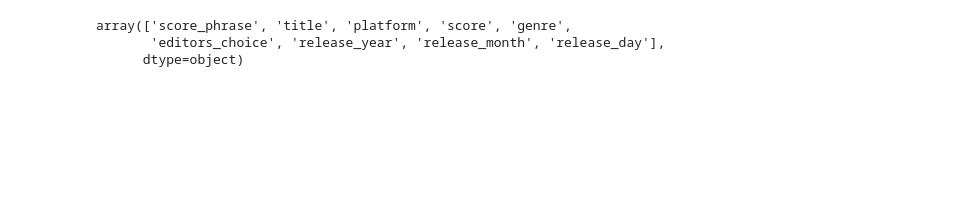
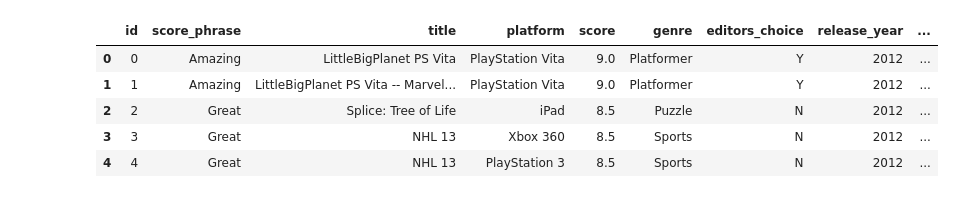
Before and after one commit to lamnt437/data_visualization, a Jupyter notebook: data_visualization.ipynb, the cells around one changed output. Drawn from its saved outputs; the diff is of its cells as text; code cells hidden in the pictures; blank space fills up the shorter version.

```diff
--- a/data_visualization.ipynb
+++ b/data_visualization.ipynb
@@ -1,16 +1,18 @@
 # %%
 import numpy as np
 import matplotlib.pyplot as plt
 import pandas as pd
 # Read data
 df = pd.read_csv('ign_cleaned.csv')
 #dropping the unneeded values
-df.drop(['Unnamed: 0', 'url'], axis=1, inplace=True)
-
-df.columns.values
+df.drop(['url'], axis=1, inplace=True)
+df.head(5)
 # %% [output]
-array(['score_phrase', 'title', 'platform', 'score', 'genre',
-       'editors_choice', 'release_year', 'release_month', 'release_day'],
-      dtype=object)
+|  | id | score_phrase | title | platform | score | genre | editors_choice | release_year | ... |
+| 0 | 0 | Amazing | LittleBigPlanet PS Vita | PlayStation Vita | 9.0 | Platformer | Y | 2012 | ... |
+| 1 | 1 | Amazing | LittleBigPlanet PS Vita -- Marvel... | PlayStation Vita | 9.0 | Platformer | Y | 2012 | ... |
+| 2 | 2 | Great | Splice: Tree of Life | iPad | 8.5 | Puzzle | N | 2012 | ... |
+| 3 | 3 | Great | NHL 13 | Xbox 360 | 8.5 | Sports | N | 2012 | ... |
+| 4 | 4 | Great | NHL 13 | PlayStation 3 | 8.5 | Sports | N | 2012 | ... |
 # %%
 # 14. Check the genres with the highest masterpieces
```
Also changed, not shown: parts of 2 cells of this notebook, 2 other files.
